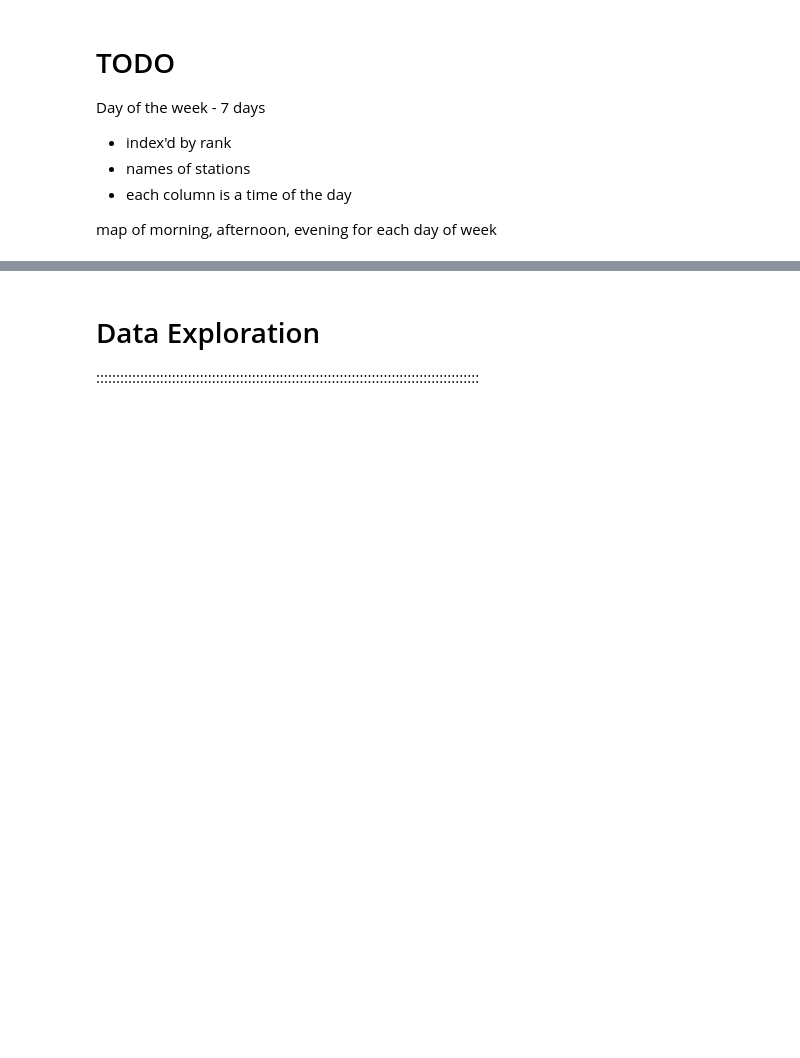
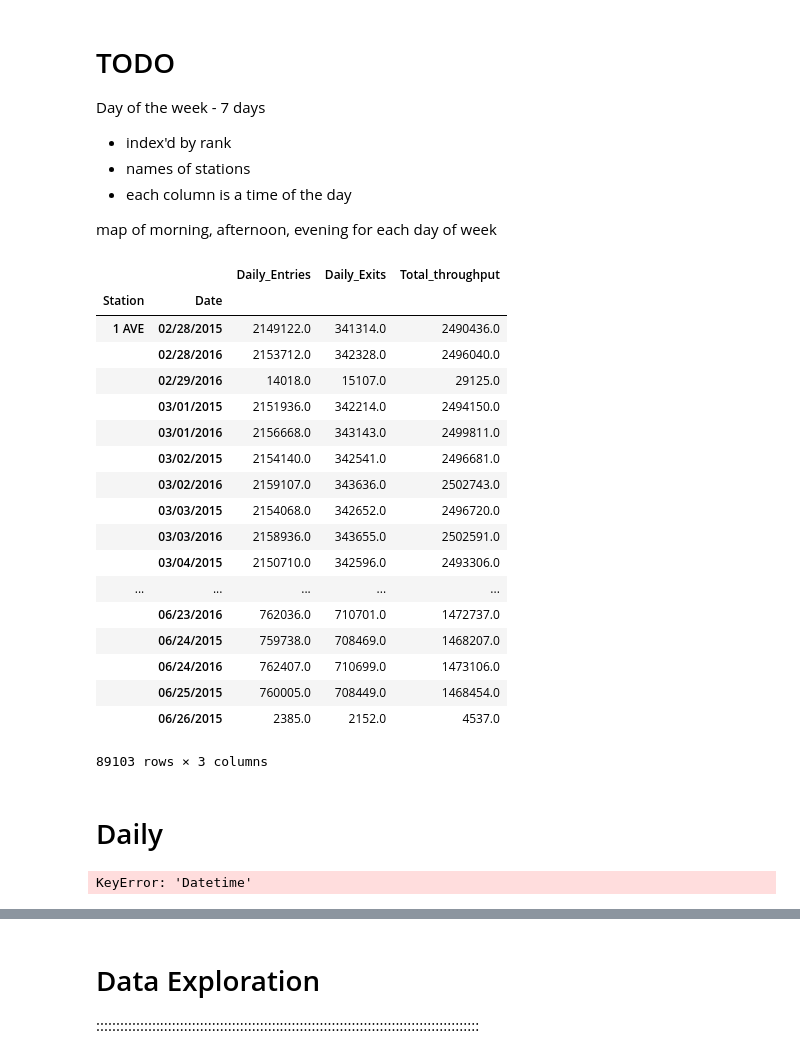
Before and after one commit to destroyme/project-benson-2017, a Jupyter notebook: Benson_Challenge_WTC_DF_20170404_01.ipynb, the cells around one changed output, grey strips where cells are left out. Cells and saved outputs as stored; diff of their text form; code cells hidden in the pictures; blank space fills up the shorter version.

Commit message:
added in daily throughput

```diff
--- a/Benson_Challenge_WTC_DF_20170404_01.ipynb
+++ b/Benson_Challenge_WTC_DF_20170404_01.ipynb
@@ -165,0 +178,22 @@ htp.groupby(['Station', 'Datetime']).sum()
+# %%
+dtp = dtp.reset_index()
+dtp['Day_of_week'] = pd.to_datetime(dtp['Date'], format = '%m/%d/%Y').apply(lambda row: row.strftime("%A"))
+
+dtp_sum = dtp.groupby(['Day_of_week','Station'])['Total_throughput'].sum().reset_index()
+pivot = dtp_sum.pivot(index='Station', columns='Day_of_week', values = 'Total_throughput')
+
+monday = pivot['Monday'].sort_values(ascending=False).index.values
+tuesday = pivot['Tuesday'].sort_values(ascending=False).index.values
+wednesday = pivot['Wednesday'].sort_values(ascending=False).index.values
+thursday = pivot['Thursday'].sort_values(ascending=False).index.values
+friday = pivot['Friday'].sort_values(ascending=False).index.values
+saturday = pivot['Saturday'].sort_values(ascending=False).index.values
+sunday = pivot['Sunday'].sort_values(ascending=False).index.values
+
+df = pd.DataFrame({'Monday': monday,
+                  'Tuesday': tuesday,
+                  'Wednesday': wednesday,
+                  'Thursday': thursday,
+                  'Friday': friday,
+                  'Saturday': saturday,
+                  'Sunday': sunday})
@@ -173,3 +209,31 @@ Day of the week - 7 days
 
 map of morning, afternoon, evening
      for each day of week
+# %%
+dtp
+# %% [output]
+|  |  | Daily_Entries | Daily_Exits | Total_throughput |
+| Station | Date |  |  |  |
+| 1 AVE | 02/28/2015 | 2149122.0 | 341314.0 | 2490436.0 |
+|  | 02/28/2016 | 2153712.0 | 342328.0 | 2496040.0 |
+|  | 02/29/2016 | 14018.0 | 15107.0 | 29125.0 |
+|  | 03/01/2015 | 2151936.0 | 342214.0 | 2494150.0 |
+|  | 03/01/2016 | 2156668.0 | 343143.0 | 2499811.0 |
+|  | 03/02/2015 | 2154140.0 | 342541.0 | 2496681.0 |
+|  | 03/02/2016 | 2159107.0 | 343636.0 | 2502743.0 |
+|  | 03/03/2015 | 2154068.0 | 342652.0 | 2496720.0 |
+|  | 03/03/2016 | 2158936.0 | 343655.0 | 2502591.0 |
+|  | 03/04/2015 | 2150710.0 | 342596.0 | 2493306.0 |
+| ... | ... | ... | ... | ... |
+|  | 06/23/2016 | 762036.0 | 710701.0 | 1472737.0 |
+|  | 06/24/2015 | 759738.0 | 708469.0 | 1468207.0 |
+|  | 06/24/2016 | 762407.0 | 710699.0 | 1473106.0 |
+|  | 06/25/2015 | 760005.0 | 708449.0 | 1468454.0 |
+|  | 06/26/2015 | 2385.0 | 2152.0 | 4537.0 |
+89103 rows × 3 columns
+# %% [markdown]
+# Daily
+# %%
+dtp['Day_of_week'] = dtp['Datetime'].apply(lambda row: row.strftime("%A"))
+# %% [output]
+KeyError: 'Datetime'
```
Also changed, not shown: parts of 10 cells of this notebook.
